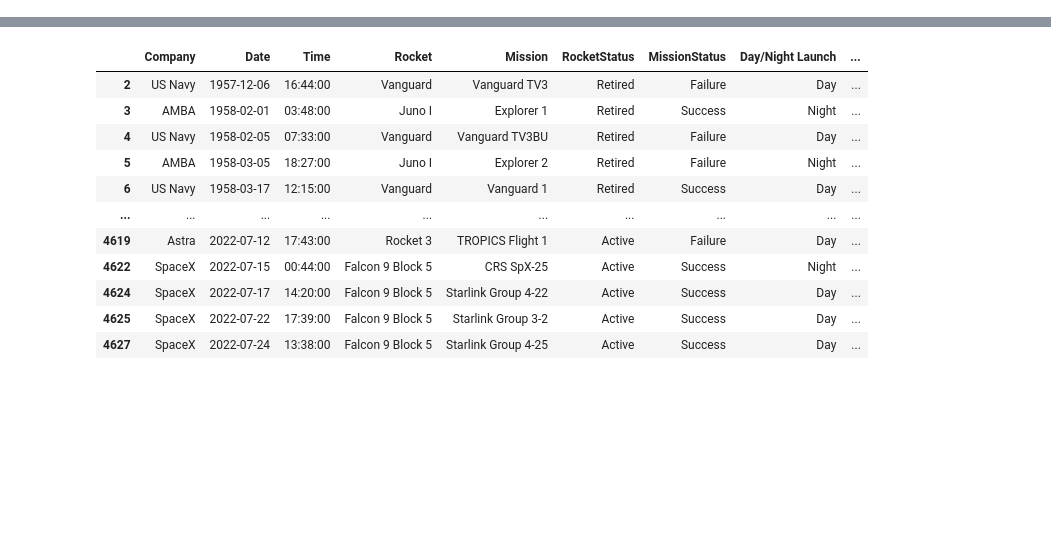
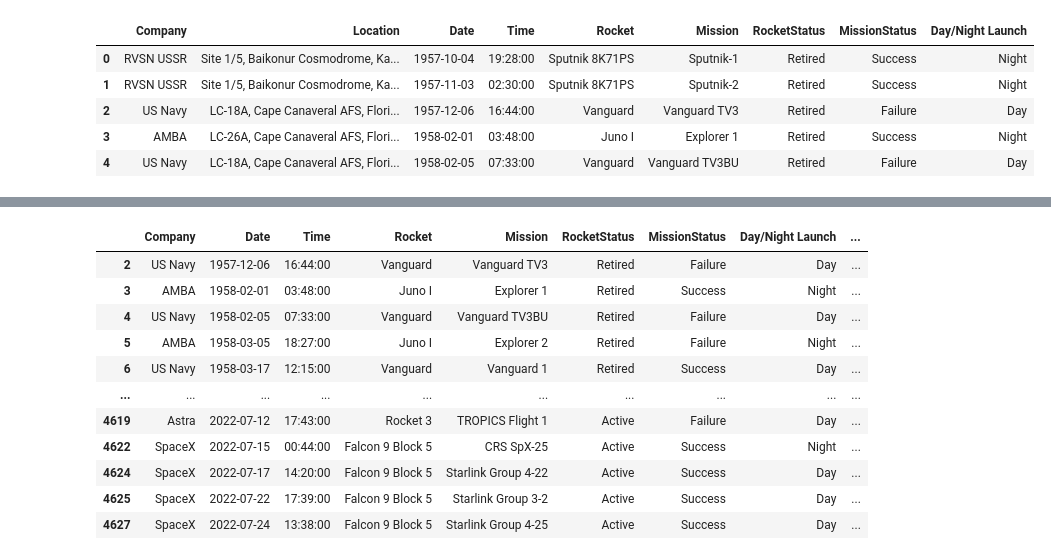
Before and after one commit to maparisio/Space_Mission_Project, a Jupyter notebook: Final Space Mission Data.ipynb, the cells around one changed output, grey strips where cells are left out. Drawn from its saved outputs; the diff is of its cells as text; code cells hidden in the pictures; blank space fills up the shorter version.

```diff
--- a/Final Space Mission Data.ipynb
+++ b/Final Space Mission Data.ipynb
@@ -6,6 +6,15 @@ from unidecode import unidecode
 file_path = "Resources/SpaceMission_cleanedLocFinal.csv"
 encoding =  "ISO-8859-1"
 space_missions_df = pd.read_csv(file_path, encoding=encoding)
+# %%
+space_missions_df.head()
+# %% [output]
+|  | Company | Location | Date | Time | Rocket | Mission | RocketStatus | MissionStatus | Day/Night Launch |
+| 0 | RVSN USSR | Site 1/5, Baikonur Cosmodrome, Ka... | 1957-10-04 | 19:28:00 | Sputnik 8K71PS | Sputnik-1 | Retired | Success | Night |
+| 1 | RVSN USSR | Site 1/5, Baikonur Cosmodrome, Ka... | 1957-11-03 | 02:30:00 | Sputnik 8K71PS | Sputnik-2 | Retired | Success | Night |
+| 2 | US Navy | LC-18A, Cape Canaveral AFS, Flori... | 1957-12-06 | 16:44:00 | Vanguard | Vanguard TV3 | Retired | Failure | Day |
+| 3 | AMBA | LC-26A, Cape Canaveral AFS, Flori... | 1958-02-01 | 03:48:00 | Juno I | Explorer 1 | Retired | Success | Night |
+| 4 | US Navy | LC-18A, Cape Canaveral AFS, Flori... | 1958-02-05 | 07:33:00 | Vanguard | Vanguard TV3BU | Retired | Failure | Day |
 # %%
 #Separate launches into two DataFrames
 #This will be the US Space Missions and later on we will do the rest of the world's Space Missions
```
Also changed, not shown: parts of 2 cells of this notebook.
